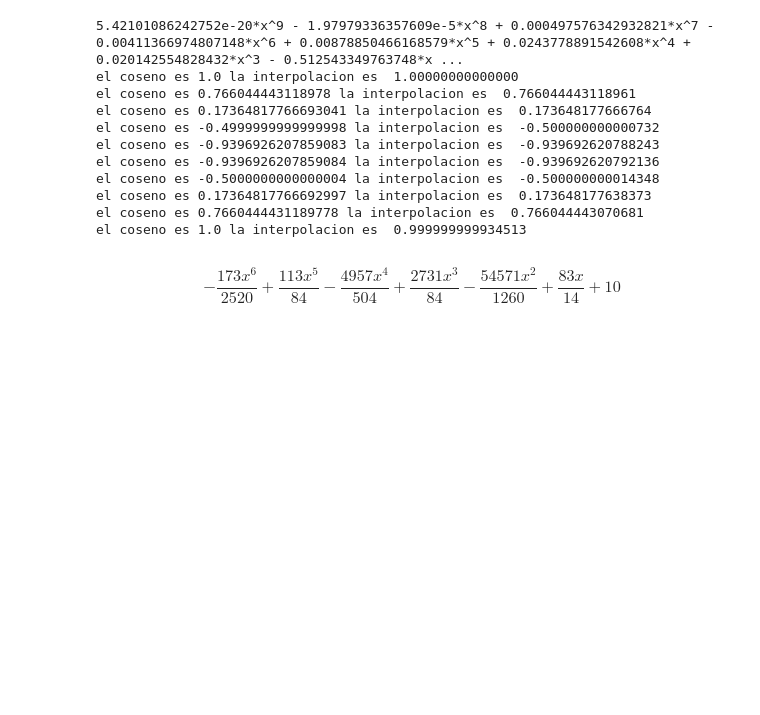
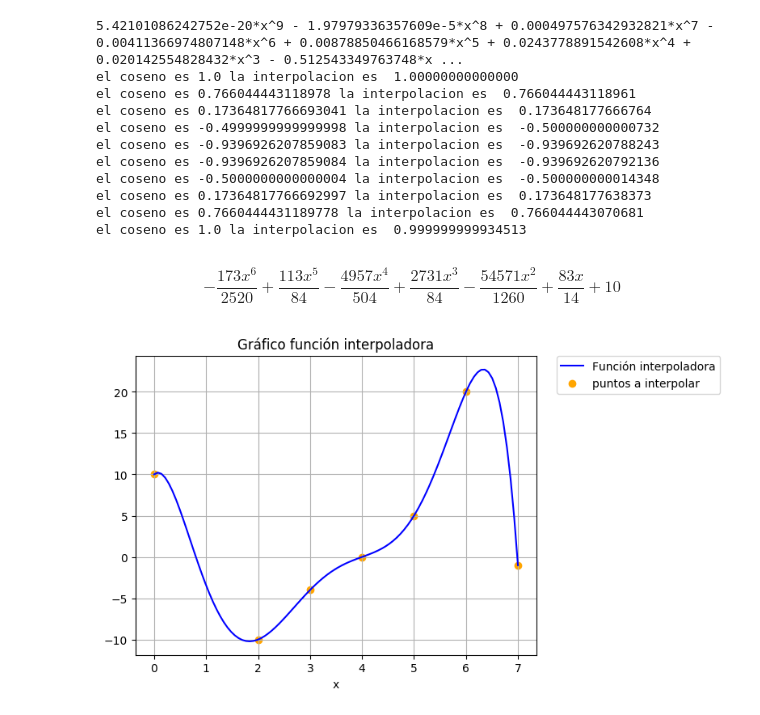
Before and after one commit to walup/Fisica_Computacional_Legaria_Pe-a, a Jupyter notebook: Tarea_7.ipynb, the cells around one changed output. Saved outputs shown, nothing was run; the diff lists cells and outputs as text; code cells hidden in the pictures; blank space fills up the shorter version.

```diff
--- a/Tarea_7.ipynb
+++ b/Tarea_7.ipynb
@@ -105,3 +106,24 @@ yArray = [10,-10,-4,0,5,20,-1]
 y = simplify(interpolacionLagrange(xArray,yArray))
 # %% [output]
 $$- \frac{173 x^{6}}{2520} + \frac{113 x^{5}}{84} - \frac{4957 x^{4}}{504} + \frac{2731 x^{3}}{84} - \frac{54571 x^{2}}{1260} + \frac{83 x}{14} + 10$$
+# %%
+#=Vamos a graficar la funcion interpoladora =#
+using PyPlot
+plt = PyPlot
+    x2 = linspace(0,7,100)
+    y2 = y.(x2)
+
+
+    plt.figure("the plot")
+    plt.xlabel("x")
+    plt.title("Gráfico función interpoladora")
+    plt.grid()
+    plt.scatter(xArray,yArray,color = "orange",label = "puntos a interpolar")
+
+    #Gráfico de error
+    plt.plot(x2,y2,color = "blue",label = "Función interpoladora")
+    legend(bbox_to_anchor=[1.05,1],loc=2,borderaxespad=0)
+
+    plt.show()
+# %% [output]
+[figure, added]
```
Also changed, not shown: parts of 2 cells of this notebook.
